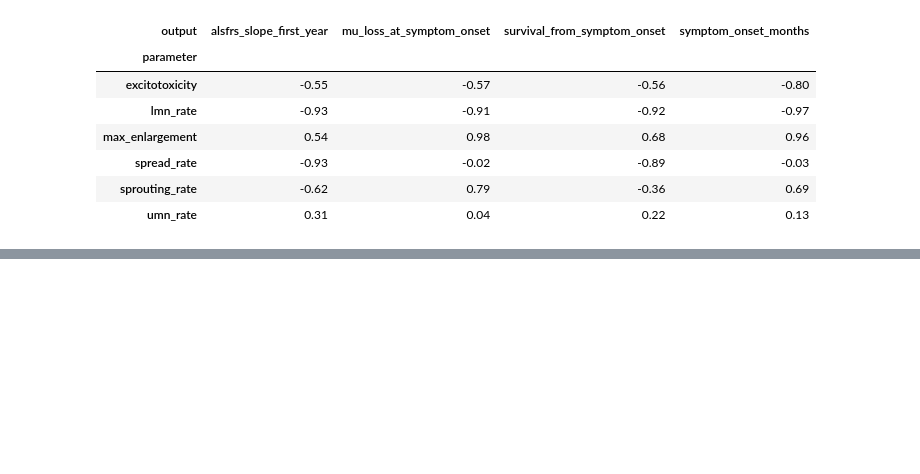
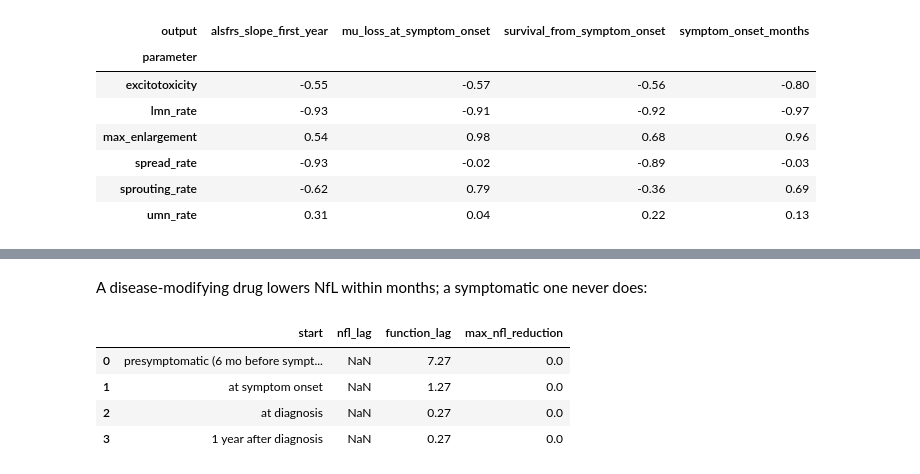
Before and after one commit to ProudStone-576/als-motor-unit-simulator, a Jupyter notebook: examples/tutorial.ipynb, the cells around one changed output, grey strips where cells are left out. Saved outputs shown, nothing was run; the diff lists cells and outputs as text; code cells hidden in the pictures; blank space fills up the shorter version.

```diff
--- a/examples/tutorial.ipynb
+++ b/examples/tutorial.ipynb
@@ -199,0 +218,10 @@ Reinnervation capacity (`max_enlargement`) almost entirely decides how many unit
+# %% [markdown]
+A disease-modifying drug lowers NfL within months; a symptomatic one never does:
+# %%
+hp.response_lag(TYPICAL, mndsim.TREATMENTS["symptomatic"])[["start", "nfl_lag", "function_lag", "max_nfl_reduction"]]
+# %% [output]
+|  | start | nfl_lag | function_lag | max_nfl_reduction |
+| 0 | presymptomatic (6 mo before sympt... | NaN | 7.27 | 0.0 |
+| 1 | at symptom onset | NaN | 1.27 | 0.0 |
+| 2 | at diagnosis | NaN | 0.27 | 0.0 |
+| 3 | 1 year after diagnosis | NaN | 0.27 | 0.0 |
```
Also changed, not shown: parts of 10 cells of this notebook, 34 other files.
